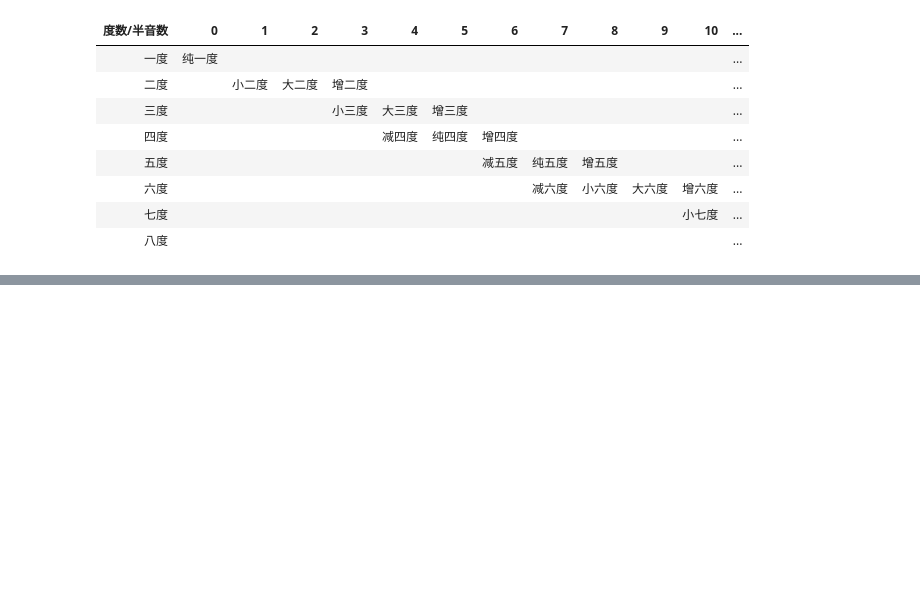
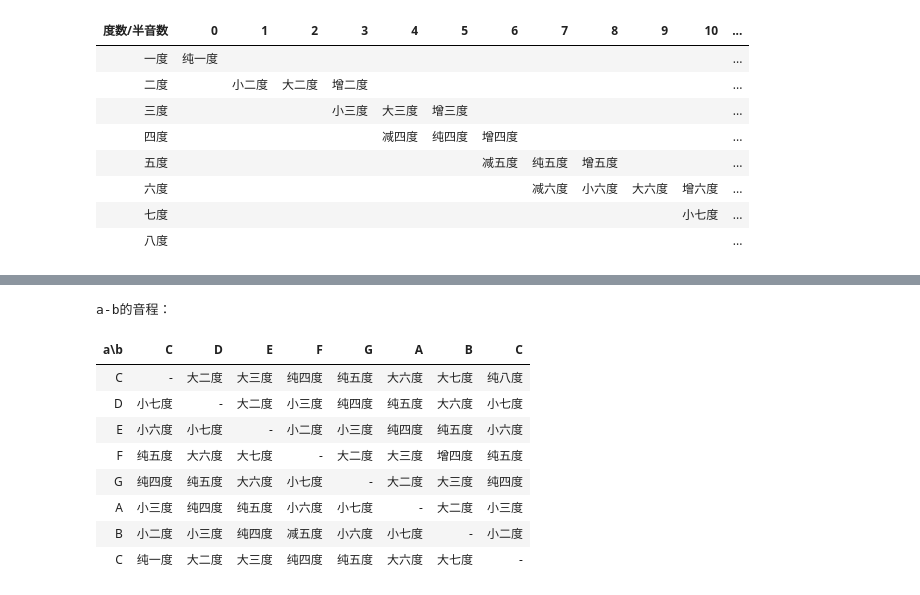
Before and after one commit to V-YOP/jupyter, a Jupyter notebook: 乐理/乐理学习01——音高，十二平均律，音名，音程.ipynb, the cells around one changed output, grey strips where cells are left out. Saved outputs shown, nothing was run; the diff lists cells and outputs as text; code cells hidden in the pictures; blank space fills up the shorter version.

```diff
--- a/乐理/乐理学习01——音高，十二平均律，音名，音程.ipynb
+++ b/乐理/乐理学习01——音高，十二平均律，音名，音程.ipynb
@@ -318,0 +336,23 @@ tb
+# %%
+print('a-b的音程：')
+tb = PrettyTable(['a\\b', 'C', 'D', 'E', 'F', 'G', 'A', 'B', 'C '])
+tb.add_row(['C', '-', '大二度', '大三度', '纯四度', '纯五度', '大六度', '大七度', '纯八度'])
+tb.add_row(['D', '小七度', '-', '大二度', '小三度', '纯四度', '纯五度', '大六度', '小七度'])
+tb.add_row(['E', '小六度', '小七度', '-', '小二度', '小三度', '纯四度', '纯五度', '小六度'])
+tb.add_row(['F', '纯五度', '大六度', '大七度', '-', '大二度', '大三度', '增四度', '纯五度'])
+tb.add_row(['G', '纯四度', '纯五度', '大六度', '小七度', '-', '大二度', '大三度', '纯四度'])
+tb.add_row(['A', '小三度', '纯四度', '纯五度', '小六度', '小七度', '-', '大二度', '小三度'])
+tb.add_row(['B', '小二度', '小三度', '纯四度', '减五度', '小六度', '小七度', '-', '小二度'])
+tb.add_row(['C', '纯一度', '大二度', '大三度', '纯四度', '纯五度', '大六度', '大七度', '-'])
+tb
+# %% [output]
+a-b的音程：
+| a\b | C | D | E | F | G | A | B | C |
+| C | - | 大二度 | 大三度 | 纯四度 | 纯五度 | 大六度 | 大七度 | 纯八度 |
+| D | 小七度 | - | 大二度 | 小三度 | 纯四度 | 纯五度 | 大六度 | 小七度 |
+| E | 小六度 | 小七度 | - | 小二度 | 小三度 | 纯四度 | 纯五度 | 小六度 |
+| F | 纯五度 | 大六度 | 大七度 | - | 大二度 | 大三度 | 增四度 | 纯五度 |
+| G | 纯四度 | 纯五度 | 大六度 | 小七度 | - | 大二度 | 大三度 | 纯四度 |
+| A | 小三度 | 纯四度 | 纯五度 | 小六度 | 小七度 | - | 大二度 | 小三度 |
+| B | 小二度 | 小三度 | 纯四度 | 减五度 | 小六度 | 小七度 | - | 小二度 |
+| C | 纯一度 | 大二度 | 大三度 | 纯四度 | 纯五度 | 大六度 | 大七度 | - |
```
Also changed, not shown: parts of 5 cells of this notebook, 2 other files.
